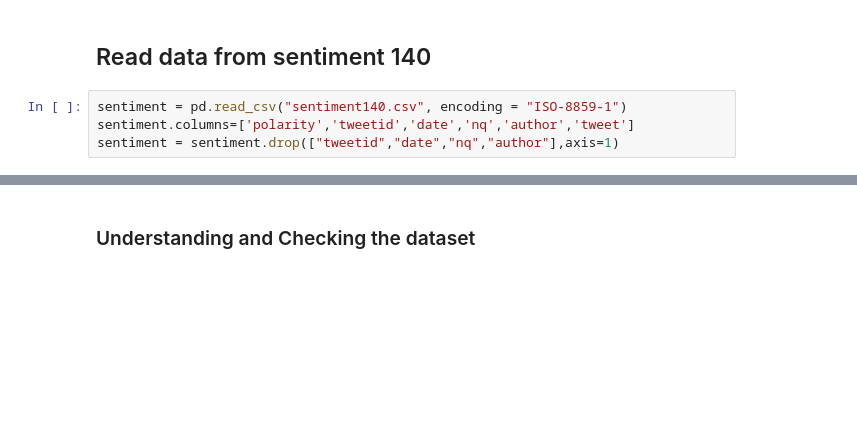
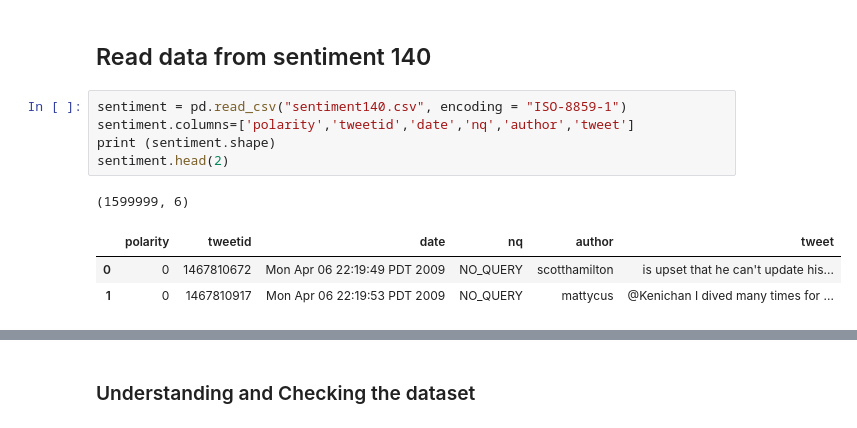
Before and after one commit to yelynn1/sguniversities_tweets_analysis, a Jupyter notebook: v6bySG.ipynb, the cells around one changed output, grey strips where cells are left out. Drawn from its saved outputs; the diff is of its cells as text; blank space fills up the shorter version.

```diff
--- a/v6bySG.ipynb
+++ b/v6bySG.ipynb
@@ -37,4 +37,10 @@ from termcolor import colored
 # %%
 sentiment = pd.read_csv("sentiment140.csv", encoding = "ISO-8859-1")
 sentiment.columns=['polarity','tweetid','date','nq','author','tweet']
-sentiment = sentiment.drop(["tweetid","date","nq","author"],axis=1)
+print (sentiment.shape)
+sentiment.head(2)
+# %% [output]
+(1599999, 6)
+|  | polarity | tweetid | date | nq | author | tweet |
+| 0 | 0 | 1467810672 | Mon Apr 06 22:19:49 PDT 2009 | NO_QUERY | scotthamilton | is upset that he can't update his... |
+| 1 | 0 | 1467810917 | Mon Apr 06 22:19:53 PDT 2009 | NO_QUERY | mattycus | @Kenichan I dived many times for ... |
```
Also changed, not shown: parts of 18 cells of this notebook, 3 other files.
